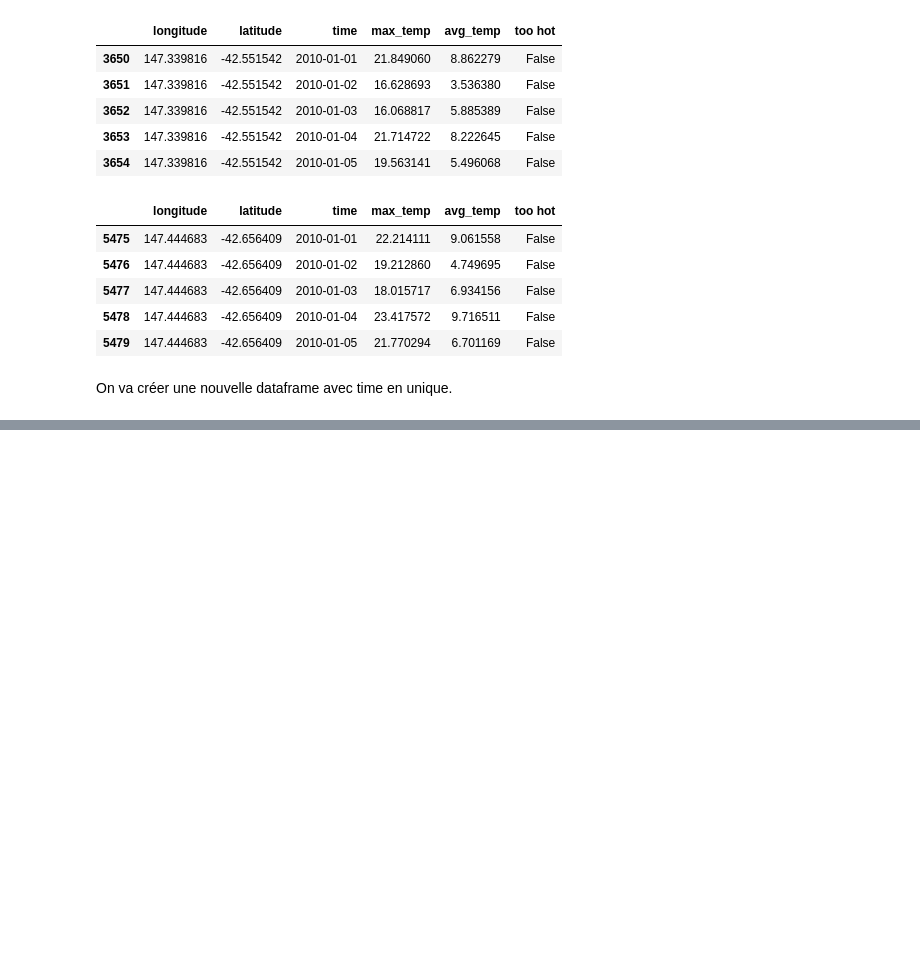
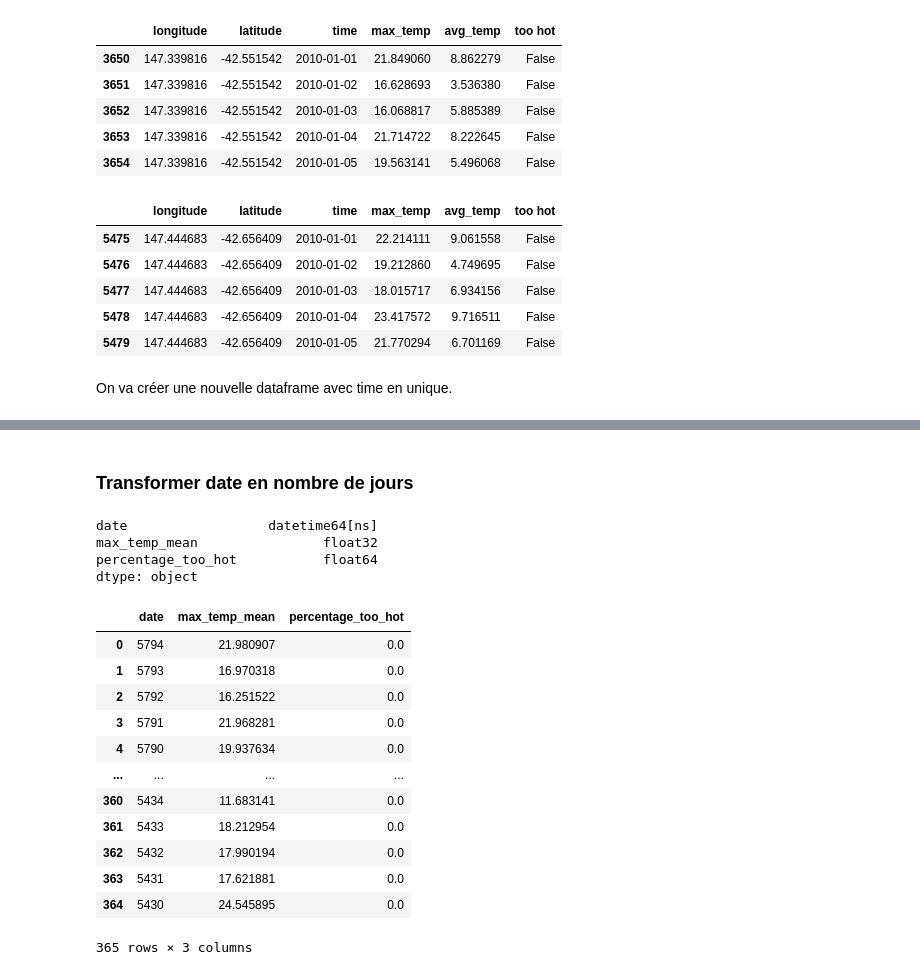
Before and after one commit to colasangela/prepa_test_technique, a Jupyter notebook: main_questions.ipynb, the cells around one changed output, grey strips where cells are left out. Cells and saved outputs as stored; diff of their text form; code cells hidden in the pictures; blank space fills up the shorter version.

```diff
--- a/main_questions.ipynb
+++ b/main_questions.ipynb
@@ -360,0 +387,27 @@ df_bilan
+# %% [markdown]
+### Transformer date en nombre de jours
+# %%
+df_bilan.dtypes
+# %% [output]
+date                  datetime64[ns]
+max_temp_mean                float32
+percentage_too_hot           float64
+dtype: object
+# %%
+today=pd.Timestamp.today()
+df_bilan['date'] = (today-df_bilan['date']).dt.days
+df_bilan
+# %% [output]
+|  | date | max_temp_mean | percentage_too_hot |
+| 0 | 5794 | 21.980907 | 0.0 |
+| 1 | 5793 | 16.970318 | 0.0 |
+| 2 | 5792 | 16.251522 | 0.0 |
+| 3 | 5791 | 21.968281 | 0.0 |
+| 4 | 5790 | 19.937634 | 0.0 |
+| ... | ... | ... | ... |
+| 360 | 5434 | 11.683141 | 0.0 |
+| 361 | 5433 | 18.212954 | 0.0 |
+| 362 | 5432 | 17.990194 | 0.0 |
+| 363 | 5431 | 17.621881 | 0.0 |
+| 364 | 5430 | 24.545895 | 0.0 |
+365 rows × 3 columns
```
Also changed, not shown: parts of 13 cells of this notebook.
